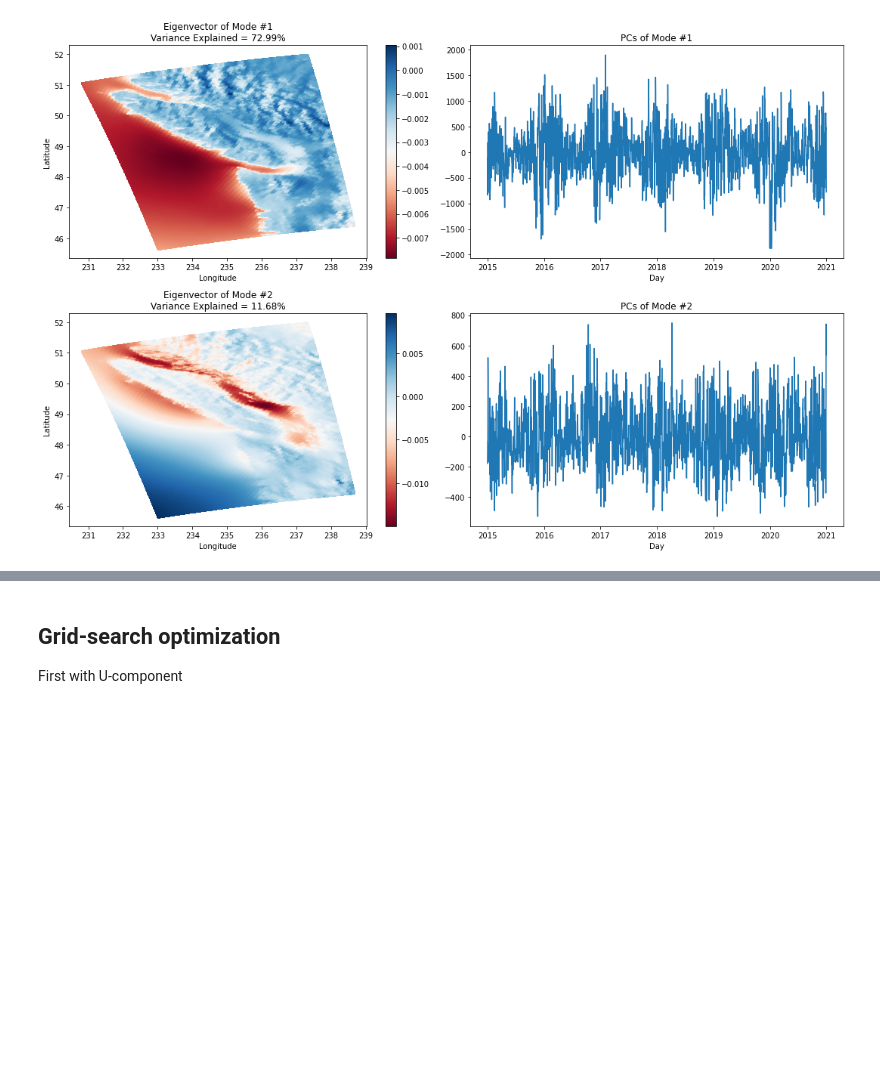
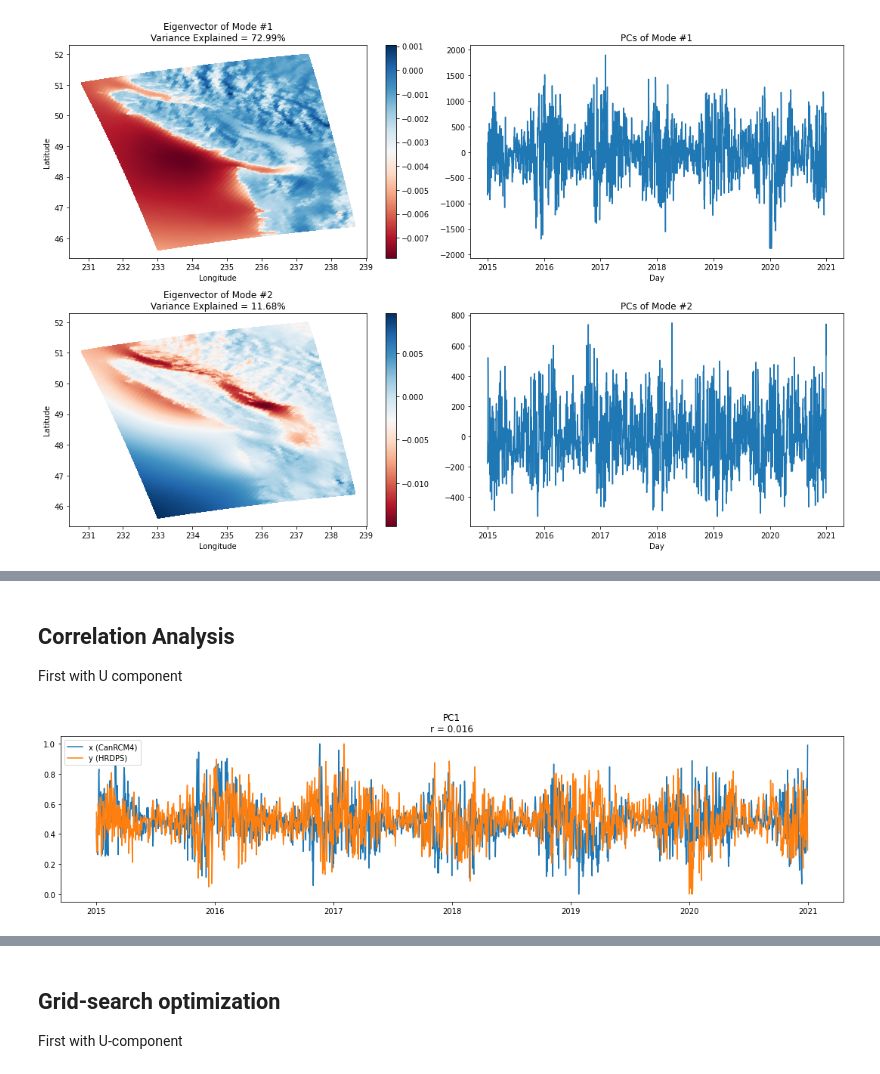
Before and after one commit to rbeutel/eosc510, a Jupyter notebook: proj-wind.ipynb, the cells around one changed output, grey strips where cells are left out. Drawn from its saved outputs; the diff is of its cells as text; code cells hidden in the pictures; blank space fills up the shorter version.

```diff
--- a/proj-wind.ipynb
+++ b/proj-wind.ipynb
@@ -211,0 +294,15 @@ for kk in range(n):
+# %%
+#first U
+U_RCM_norm = U_RCM_PCs[365:,:2] #CanRCM4 PCAs as x, trimmed to same time extent as hrdps in this step
+U_hrdps_norm = U_hrdps_PCs[:,:2] #HRDPS PCAs as y
+
+#normalise them first
+U_xmax = np.max(U_RCM_norm,axis=0)
+U_xmin = np.min(U_RCM_norm,axis=0)
+U_ymax = np.max(U_hrdps_norm,axis=0)
+U_ymin = np.min(U_hrdps_norm,axis=0)
+
+U_RCM_norm-=U_xmin
+U_RCM_norm/=(U_xmax-U_xmin)
+U_hrdps_norm-=U_ymin
+U_hrdps_norm/=(U_ymax-U_ymin)
@@ -211,0 +425,21 @@ for kk in range(n):
+# %% [markdown]
+## Correlation Analysis
+First with U component
+# %%
+x = U_RCM_norm[:,0] #CanRCM4 PCs as x
+y = U_hrdps_norm[:,0] #HRDPS PCs as y
+
+#calc r value
+r = np.corrcoef(x,y)
+# %%
+plt.figure(figsize=(15,4))
+
+plt.plot(time2015,x)
+plt.plot(time2015,y)
+plt.legend(['x (CanRCM4)','y (HRDPS)'])
+plt.title('PC1\nr = ' + str(r[0][1])[:5])
+
+
+plt.tight_layout()
+# %% [output]
+[figure, added]
```
Also changed, not shown: parts of 44 cells of this notebook, 2 other files.
